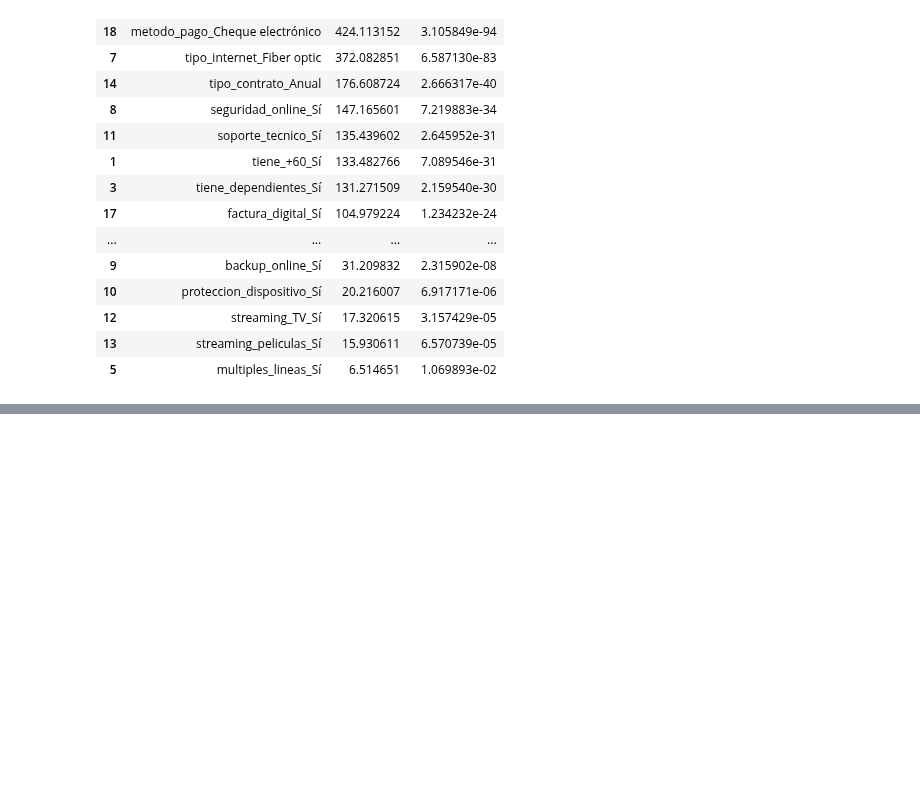
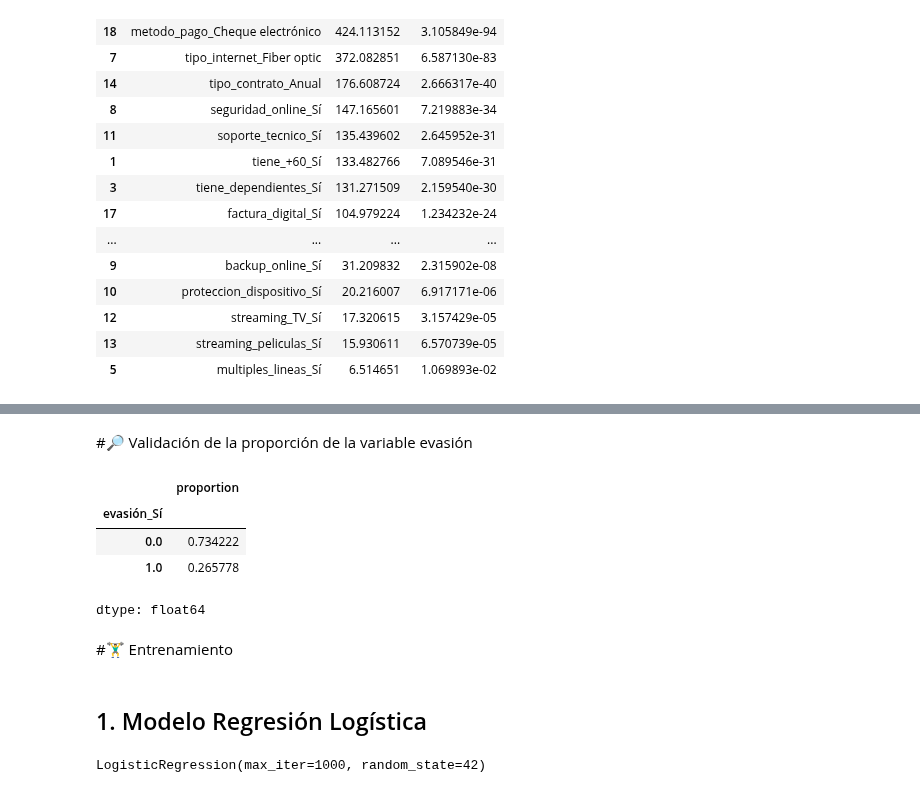
Before and after one commit to Anel-7/challenge-TelecomX-2-prediccion-de-evasion-de-clientes, a Jupyter notebook: TelecomX2.ipynb, the cells around one changed output, grey strips where cells are left out. Cells and saved outputs as stored; diff of their text form; code cells hidden in the pictures; blank space fills up the shorter version.

```diff
--- a/TelecomX2.ipynb
+++ b/TelecomX2.ipynb
@@ -277,0 +295,3 @@ Index(['evasión_Sí', 'tiene_+60_Sí', 'tiene_pareja_Sí',
+# %%
+X = datos_codificados.drop(columns= ['evasión_Sí'])
+y = datos_codificados['evasión_Sí']
@@ -277,0 +300,16 @@ Index(['evasión_Sí', 'tiene_+60_Sí', 'tiene_pareja_Sí',
+# %%
+X_train, X_test, y_train, y_test = train_test_split(X, y, test_size=0.2, stratify = y, random_state=42)
+# %% [markdown]
+#🔎 Validación de la proporción de la variable evasión
+# %%
+y_train.value_counts(normalize = True)
+# %% [output]
+|  | proportion |
+| evasión_Sí |  |
+| 0.0 | 0.734222 |
+| 1.0 | 0.265778 |
+dtype: float64
+# %% [markdown]
+#🏋️‍♂️ Entrenamiento
+# %% [markdown]
+## 1. Modelo Regresión Logística
@@ -277,0 +319,5 @@ Index(['evasión_Sí', 'tiene_+60_Sí', 'tiene_pareja_Sí',
+# %%
+modelo_log = LogisticRegression(random_state=42, max_iter=1000)
+modelo_log.fit(X_train, y_train)
+# %% [output]
+LogisticRegression(max_iter=1000, random_state=42)
```
Also changed, not shown: parts of 27 cells of this notebook.
